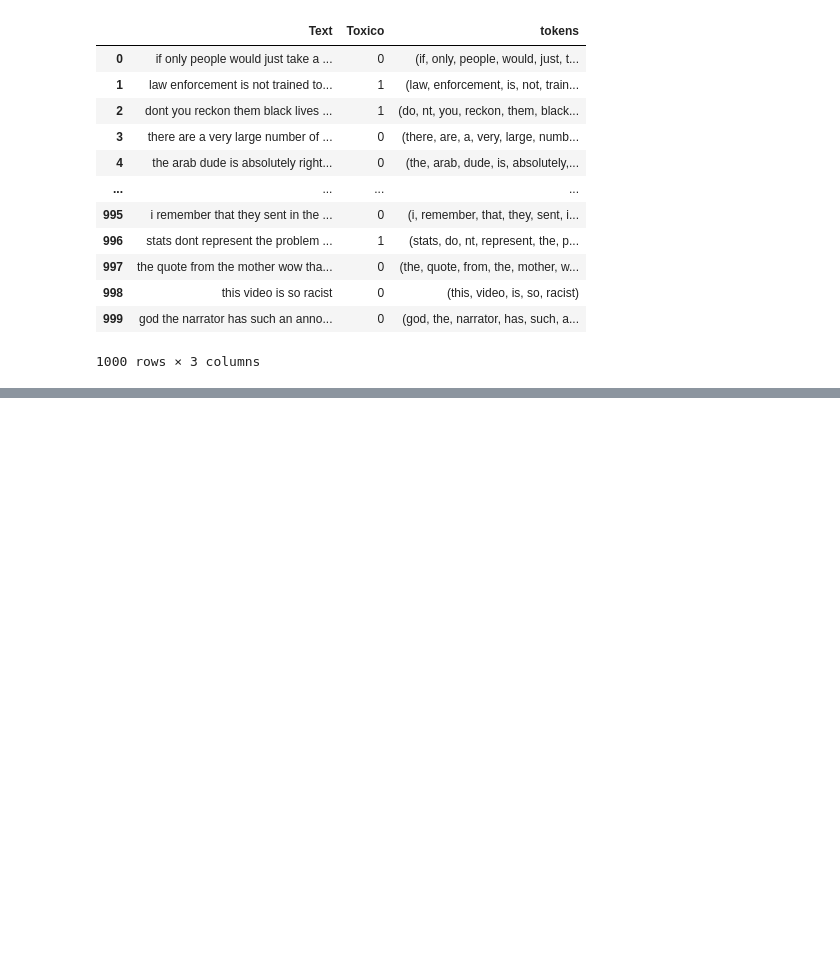
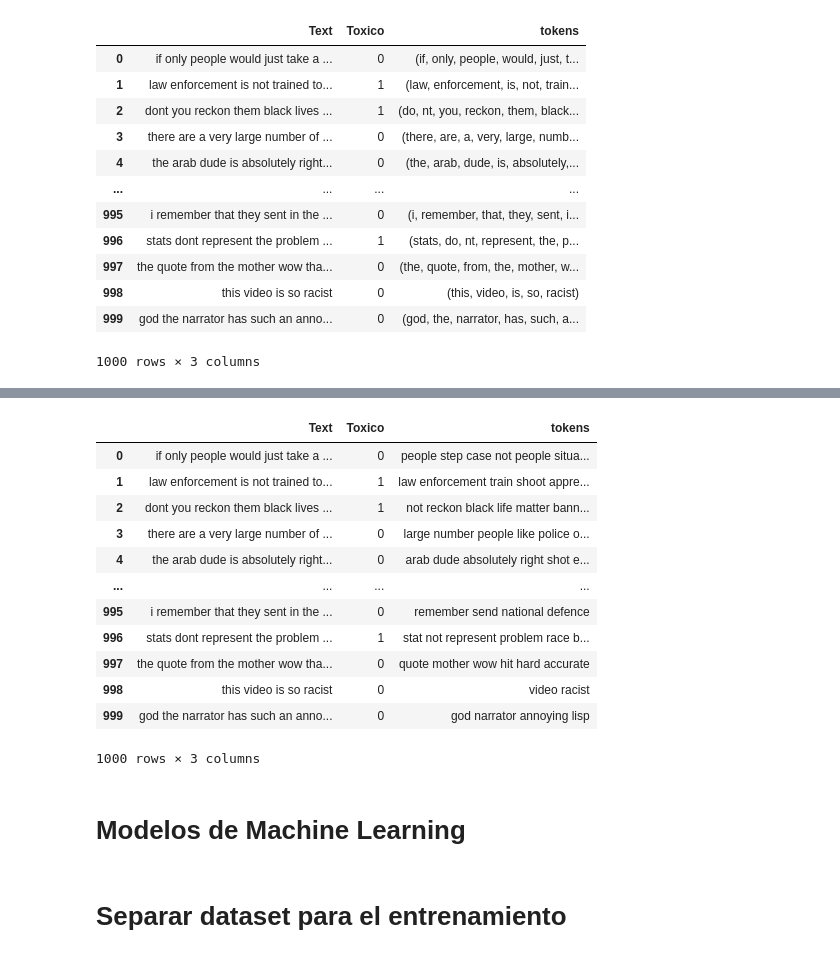
Before and after one commit to stph89/NLP_hate_detection_YouTube, a Jupyter notebook: Toxico.ipynb, the cells around one changed output, grey strips where cells are left out. Saved outputs shown, nothing was run; the diff lists cells and outputs as text; code cells hidden in the pictures; blank space fills up the shorter version.

```diff
--- a/Toxico.ipynb
+++ b/Toxico.ipynb
@@ -332,0 +382,5 @@ df
+# %%
+def eliminar_stop_words(text):
+    doc = nlp(text)
+    tokens = [token.text for token in doc if not token.is_stop]
+    return " ".join(token for token in tokens)
@@ -332,0 +389,5 @@ df
+# %%
+def lematizar(text):
+    doc = nlp(text)
+    tokens = [token.lemma_ for token in doc]
+    return " ".join(token for token in tokens)
@@ -332,0 +398,26 @@ df
+# %%
+def sw_lem(text):
+    df['tokens'] = df['tokens'].apply(eliminar_stop_words)
+    df['tokens'] = df['tokens'].apply(lematizar)
+    return df
+# %%
+df = limpieza_texto(df)
+df["tokens"] = df["Text"].apply(lambda x: nlp.tokenizer(x))
+df = sw_lem(df)
+# %%
+df = sw_lem(df)
+df
+# %% [output]
+|  | Text | Toxico | tokens |
+| 0 | if only people would just take a ... | 0 | people step case not people situa... |
+| 1 | law enforcement is not trained to... | 1 | law enforcement train shoot appre... |
+| 2 | dont you reckon them black lives ... | 1 | not reckon black life matter bann... |
+| 3 | there are a very large number of ... | 0 | large number people like police o... |
+| 4 | the arab dude is absolutely right... | 0 | arab dude absolutely right shot e... |
+| ... | ... | ... | ... |
+| 995 | i remember that they sent in the ... | 0 | remember send national defence |
+| 996 | stats dont represent the problem ... | 1 | stat not represent problem race b... |
+| 997 | the quote from the mother wow tha... | 0 | quote mother wow hit hard accurate |
+| 998 | this video is so racist | 0 | video racist |
+| 999 | god the narrator has such an anno... | 0 | god narrator annoying lisp |
+1000 rows × 3 columns
@@ -332,0 +431,4 @@ df
+# %% [markdown]
+# Modelos de Machine Learning
+# %% [markdown]
+# Separar dataset para el entrenamiento
```
Also changed, not shown: parts of 59 cells of this notebook, 2 other files.
